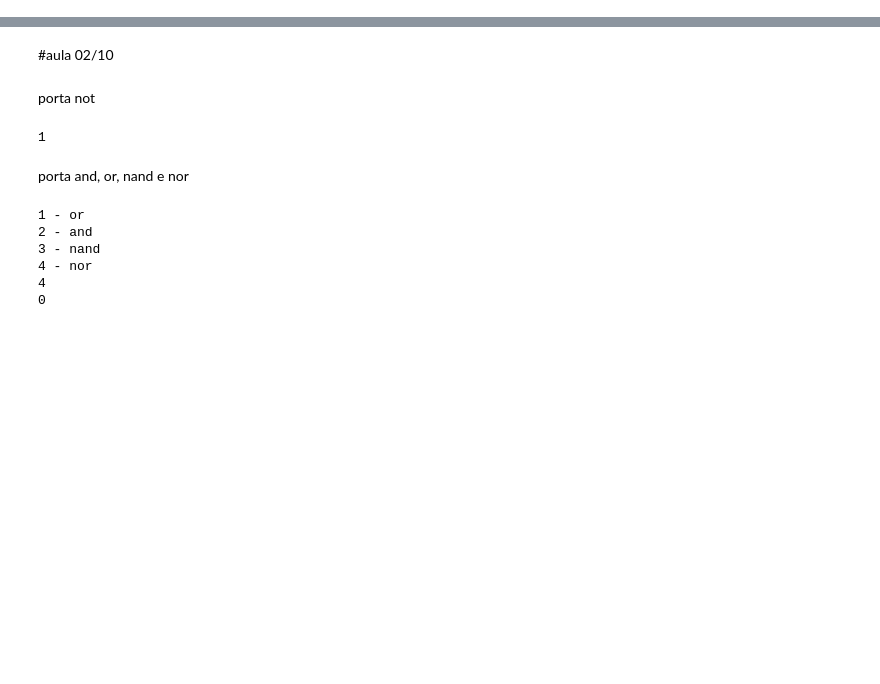
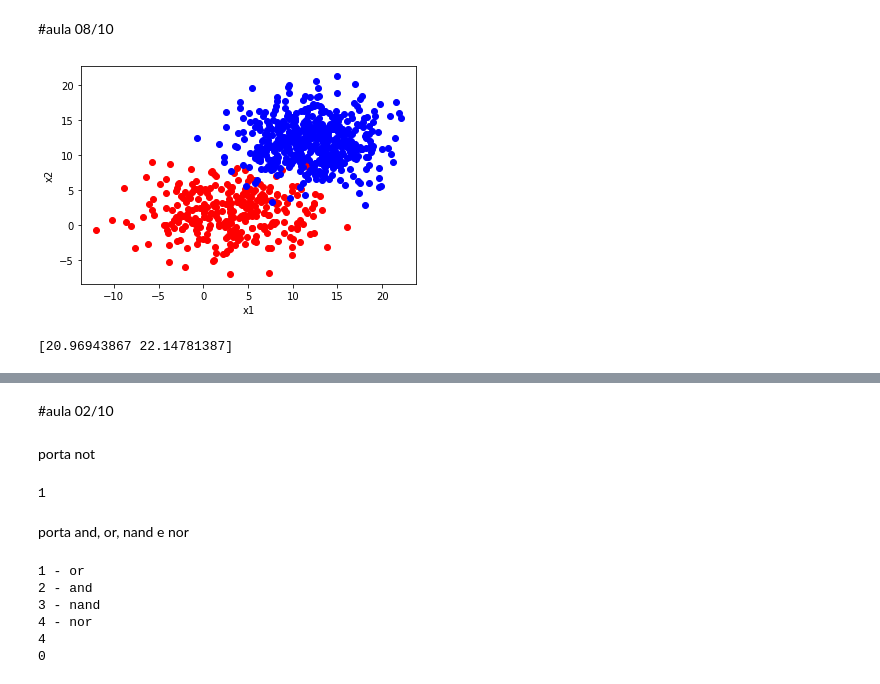
Before and after one commit to IgorB99/aula_robotica, a Jupyter notebook: aula_robotica_2020.ipynb, the cells around one changed output, grey strips where cells are left out. Cells and saved outputs as stored; diff of their text form; code cells hidden in the pictures; blank space fills up the shorter version.

```diff
--- a/aula_robotica_2020.ipynb
+++ b/aula_robotica_2020.ipynb
@@ -1,2 +1,45 @@
 # %% [markdown]
 <a href="https://colab.research.google.com/github/IgorB99/aula_robotica/blob/master/aula_robotica_2020.ipynb" target="_parent"><img src="https://colab.research.google.com/assets/colab-badge.svg" alt="Open In Colab"/></a>
+# %% [markdown]
+#aula 08/10
+# %%
+import numpy as np
+import matplotlib.pyplot as plt
+import csv
+
+x1_range = np.linspace(-40,40,200)
+Ax1 = np.random.normal(3, 5, 300)
+Ax2 = np.random.normal(2, 3, 300)
+Bx1 = np.random.normal(12, 4, 500)
+Bx2 = np.random.normal(12, 3, 500)
+
+plt.plot(Ax1, Ax2,'ro',color = 'red')
+plt.plot(Bx1, Bx2,'ro',color = 'blue')
+plt.xlabel('x1')
+plt.ylabel('x2')
+
+f = open('amostraA.csv', 'w', newline='')
+with f:
+  writer = csv.writer(f)
+  for index in range( 0, len( Ax1)):
+    row = str(Ax1[index]), str( Ax2[index])
+    writer.writerow( row )
+
+f = open('amostraB.csv', 'w', newline='')
+with f:
+  writer = csv.writer(f)
+  for index in range( 0, len( Bx1)) :
+    row = str(Bx1[index]), str(Bx2[index])
+    writer.writerow( row )
+# %% [output]
+[figure, added]
+# %%
+import numpy as np
+import matplotlib.pyplot as plt
+import csv
+
+Ax1 = np.random.normal(20, 2, 2)
+
+print(Ax1)
+# %% [output]
+[20.96943867 22.14781387]
```
Also changed, not shown: parts of 1 cell of this notebook.
